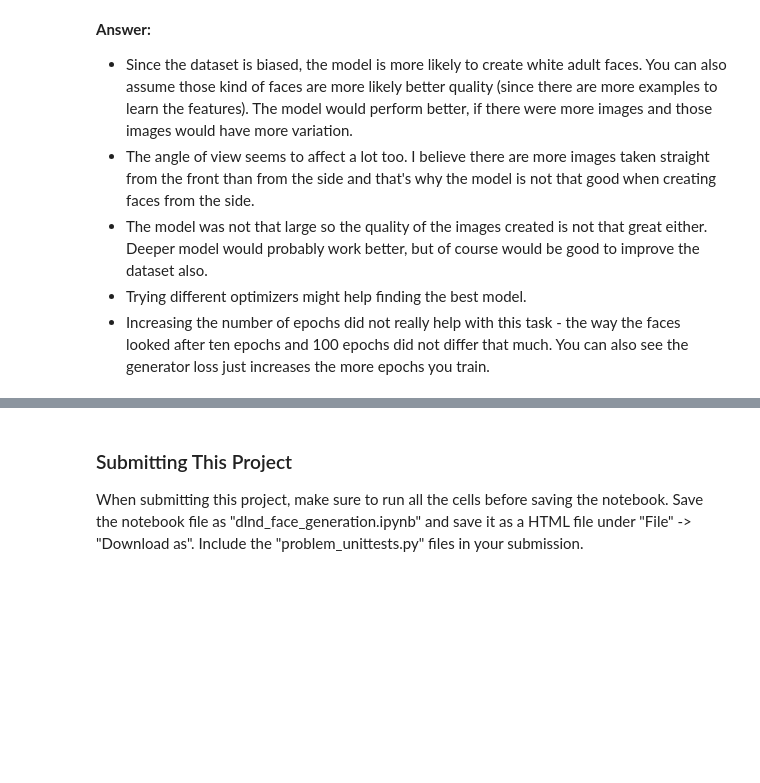
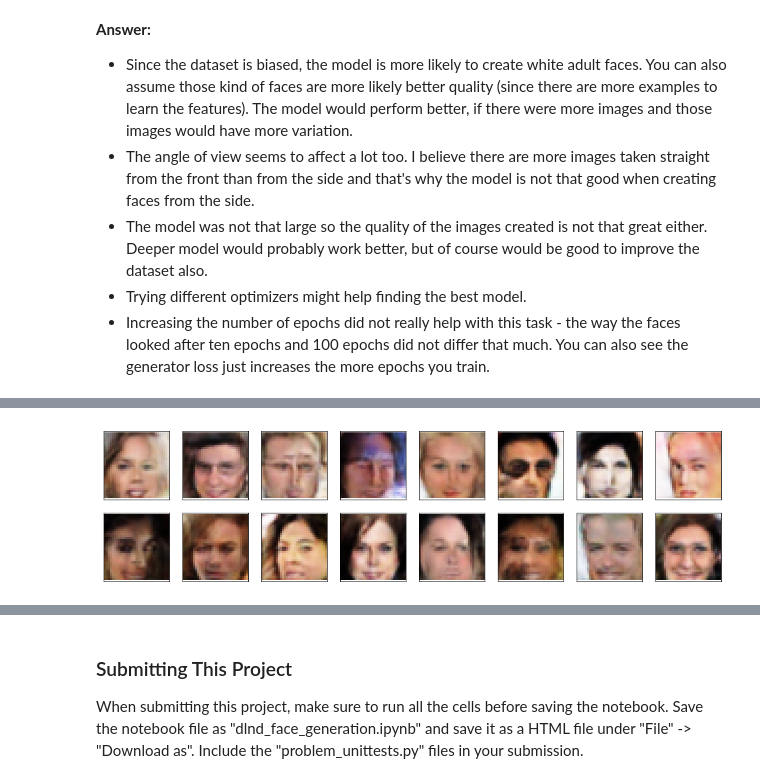
Before and after one commit to essile/face-generator, a Jupyter notebook: dlnd_face_generation.ipynb, the cells around one changed output, grey strips where cells are left out. Cells and saved outputs as stored; diff of their text form; code cells hidden in the pictures; blank space fills up the shorter version.

```diff
--- a/dlnd_face_generation.ipynb
+++ b/dlnd_face_generation.ipynb
@@ -697,0 +702,4 @@ When you answer this question, consider the following factors:
+# %%
+_ = view_samples(5, samples)
+# %% [output]
+[figure, added]
```
Also changed, not shown: parts of 6 cells of this notebook.
